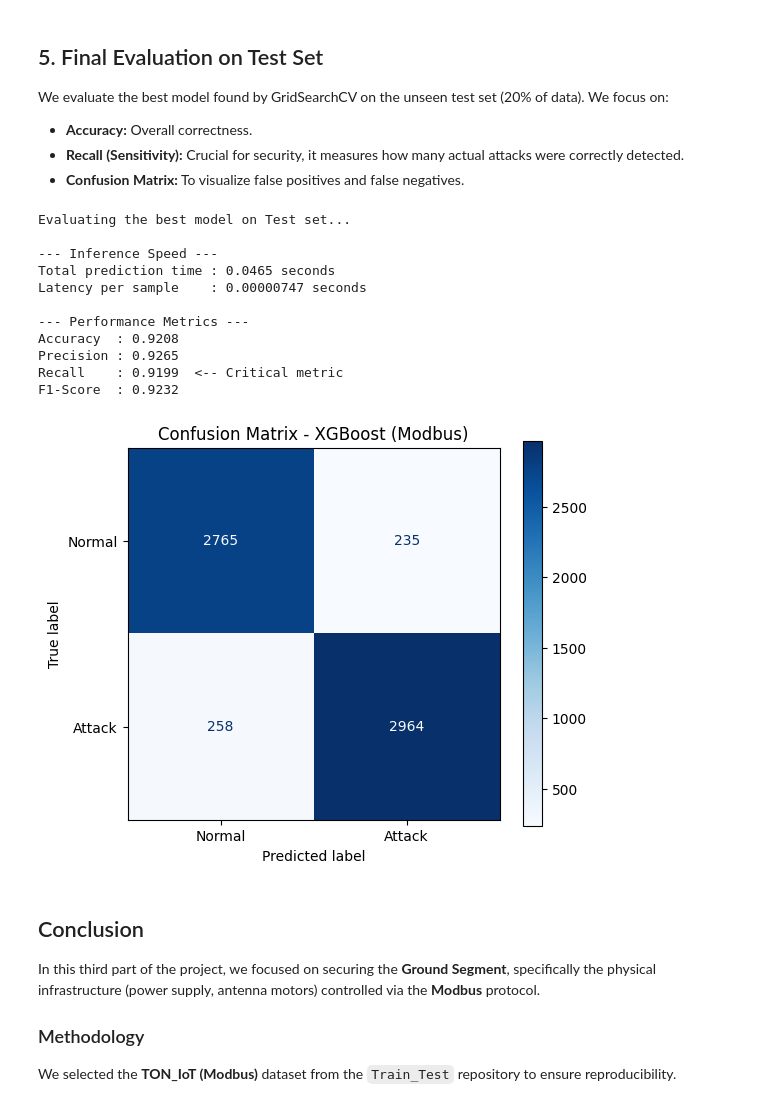
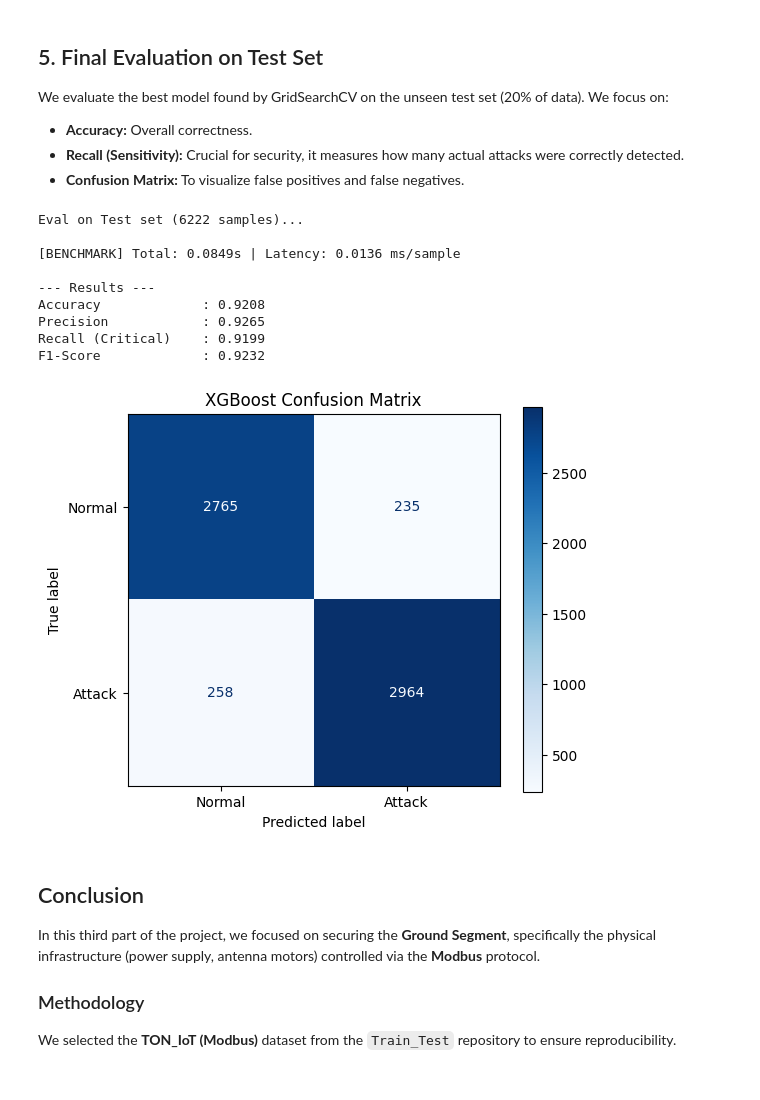
Before and after one commit to YFA-20/ML-based-Detection-of-Cyberattacks-Targeting-Space-Systems, a Jupyter notebook: Mission_Control/notebooks_training/02_Train_Industrial_Final.ipynb, the cells around one changed output. Drawn from its saved outputs; the diff is of its cells as text; code cells hidden in the pictures.

```diff
--- a/Mission_Control/notebooks_training/02_Train_Industrial_Final.ipynb
+++ b/Mission_Control/notebooks_training/02_Train_Industrial_Final.ipynb
@@ -189,62 +178,53 @@ We focus on:
 # %%
 # ==========================================
 # 5. FINAL EVALUATION
 # ==========================================
 import time
 import matplotlib.pyplot as plt
 from sklearn.metrics import accuracy_score, precision_score, recall_score, f1_score, confusion_matrix, ConfusionMatrixDisplay
 
-# Use the best estimator found by GridSearch
-print("Evaluating the best model on Test set...")
+print(f"Eval on Test set ({len(X_test)} samples)...")
 
-# 1. Measure Inference Time
-# We start the timer just before prediction and stop it right after
-start_time = time.perf_counter()
+# Latency Benchmark
+t0 = time.perf_counter()
 y_pred = best_xgb.predict(X_test)
-end_time = time.perf_counter()
+dt = time.perf_counter() - t0
 
-# Calculate duration
-total_time = end_time - start_time
-n_samples = len(X_test)
-time_per_sample = total_time / n_samples
+latency_ms = (dt / len(X_test)) * 1000  # often more readable in ms
 
-print(f"\n--- Inference Speed ---")
-print(f"Total prediction time : {total_time:.4f} seconds")
-print(f"Latency per sample    : {time_per_sample:.8f} seconds")
+print(f"\n[BENCHMARK] Total: {dt:.4f}s | Latency: {latency_ms:.4f} ms/sample")
 
-# 2. Calculate Classification Metrics
-acc = accuracy_score(y_test, y_pred)
-prec = precision_score(y_test, y_pred)
-rec = recall_score(y_test, y_pred)
-f1 = f1_score(y_test, y_pred)
+# Metrics
+metrics = {
+    "Accuracy": accuracy_score(y_test, y_pred),
+    "Precision": precision_score(y_test, y_pred),
+    "Recall (Critical)": recall_score(y_test, y_pred),
+    "F1-Score": f1_score(y_test, y_pred)
+}
 
-print(f"\n--- Performance Metrics ---")
-print(f"Accuracy  : {acc:.4f}")
-print(f"Precision : {prec:.4f}")
-print(f"Recall    : {rec:.4f}  <-- Critical metric")
-print(f"F1-Score  : {f1:.4f}")
+print("\n--- Results ---")
+for k, v in metrics.items():
+    print(f"{k:<20} : {v:.4f}")
 
-# 3. Confusion Matrix
+# Viz
 cm = confusion_matrix(y_test, y_pred)
 disp = ConfusionMatrixDisplay(confusion_matrix=cm, display_labels=['Normal', 'Attack'])
 
 fig, ax = plt.subplots(figsize=(6, 5))
-disp.plot(cmap='Blues', ax=ax)
-plt.title("Confusion Matrix - XGBoost (Modbus)")
+disp.plot(cmap='Blues', ax=ax, values_format='d') # 'd' for integers is cleaner
+plt.title("XGBoost Confusion Matrix")
 plt.show()
 # %% [output]
-Evaluating the best model on Test set...
+Eval on Test set (6222 samples)...
 
---- Inference Speed ---
-Total prediction time : 0.0465 seconds
-Latency per sample    : 0.00000747 seconds
+[BENCHMARK] Total: 0.0849s | Latency: 0.0136 ms/sample
 
---- Performance Metrics ---
-Accuracy  : 0.9208
-Precision : 0.9265
-Recall    : 0.9199  <-- Critical metric
-F1-Score  : 0.9232
+--- Results ---
+Accuracy             : 0.9208
+Precision            : 0.9265
+Recall (Critical)    : 0.9199
+F1-Score             : 0.9232
-[figure, old version]
+[figure, new version]
 # %% [markdown]
 ## Conclusion
 
```
Also changed, not shown: parts of 5 cells of this notebook, 2 other files.
